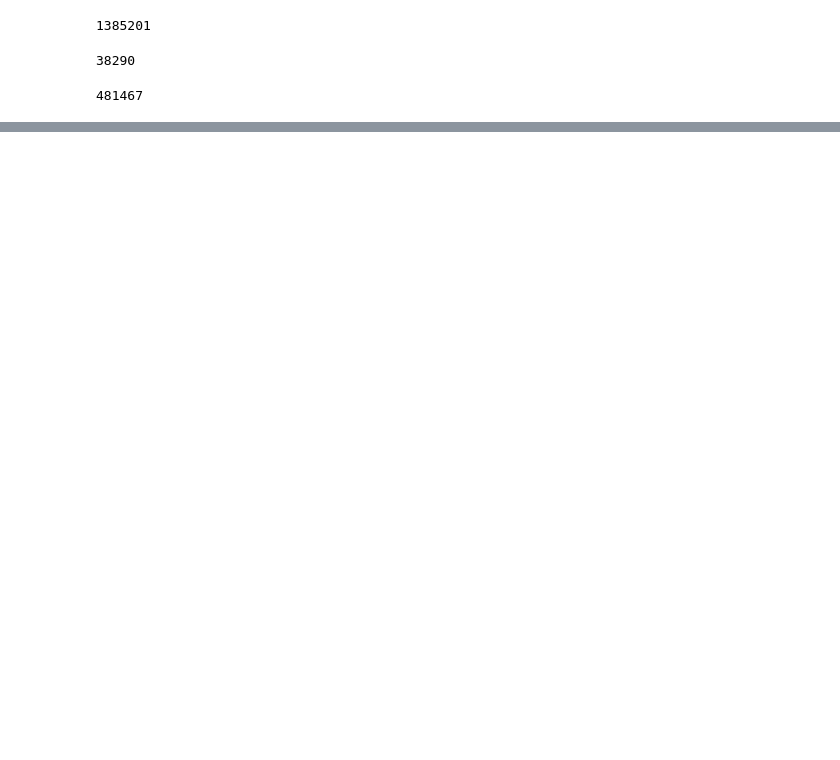
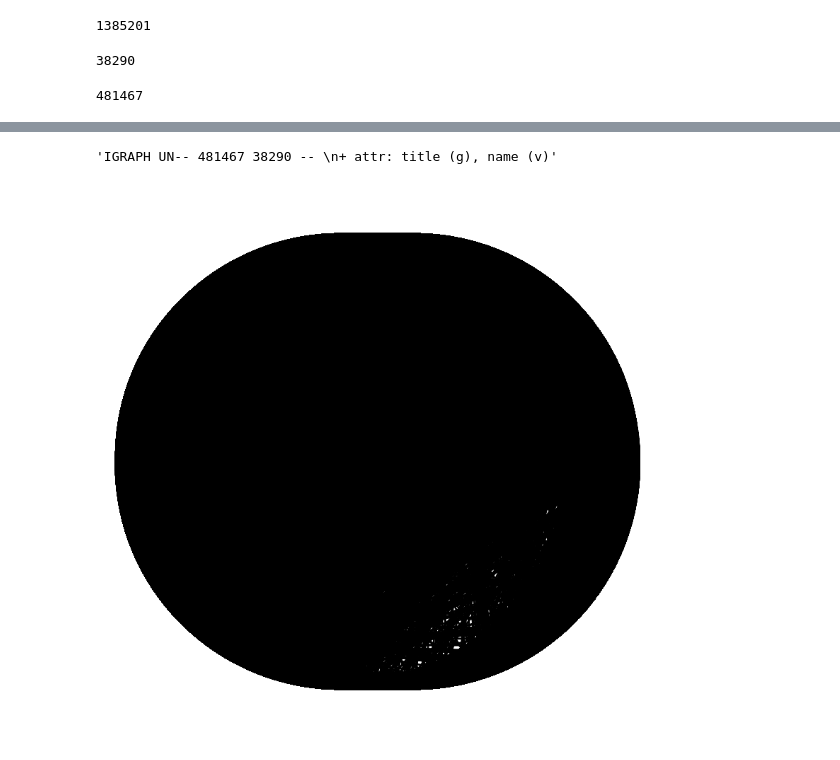
Before and after one commit to vaughankraska/social_data_mining, a Jupyter notebook: src/labs/social_network_analysis/analysis.ipynb, the cells around one changed output, grey strips where cells are left out. Saved outputs shown, nothing was run; the diff lists cells and outputs as text; code cells hidden in the pictures; blank space fills up the shorter version.

```diff
--- a/src/labs/social_network_analysis/analysis.ipynb
+++ b/src/labs/social_network_analysis/analysis.ipynb
@@ -48,0 +95,24 @@ conn.close()
+# %%
+reply_graph = ig.Graph(n=len(authors_list))
+reply_graph["title"] = "Reply network"
+reply_graph.vs["name"] = authors_list
+reply_graph.add_edges(reply_edges)
+reply_graph.summary()
+# %% [output]
+'IGRAPH UN-- 481467 38290 -- \n+ attr: title (g), name (v)'
+# %%
+fig, ax = plt.subplots(figsize=(10, 10))
+layout = reply_graph.layout("circle")
+visual_style = {
+    "vertex_size": 5,
+    "vertex_label": reply_graph.vs["name"],  # Show vertex names
+    "vertex_color": "red",
+    "edge_color": "black",
+    "bbox": (300, 300),  # Width and height of the plot
+    "margin": 20,  # Margin around the graph
+}
+
+ig.plot(reply_graph, target=ax, layout=layout, **visual_style)
+plt.show()
+# %% [output]
+[figure, added]
```
Also changed, not shown: parts of 13 cells of this notebook, 1 other file.
